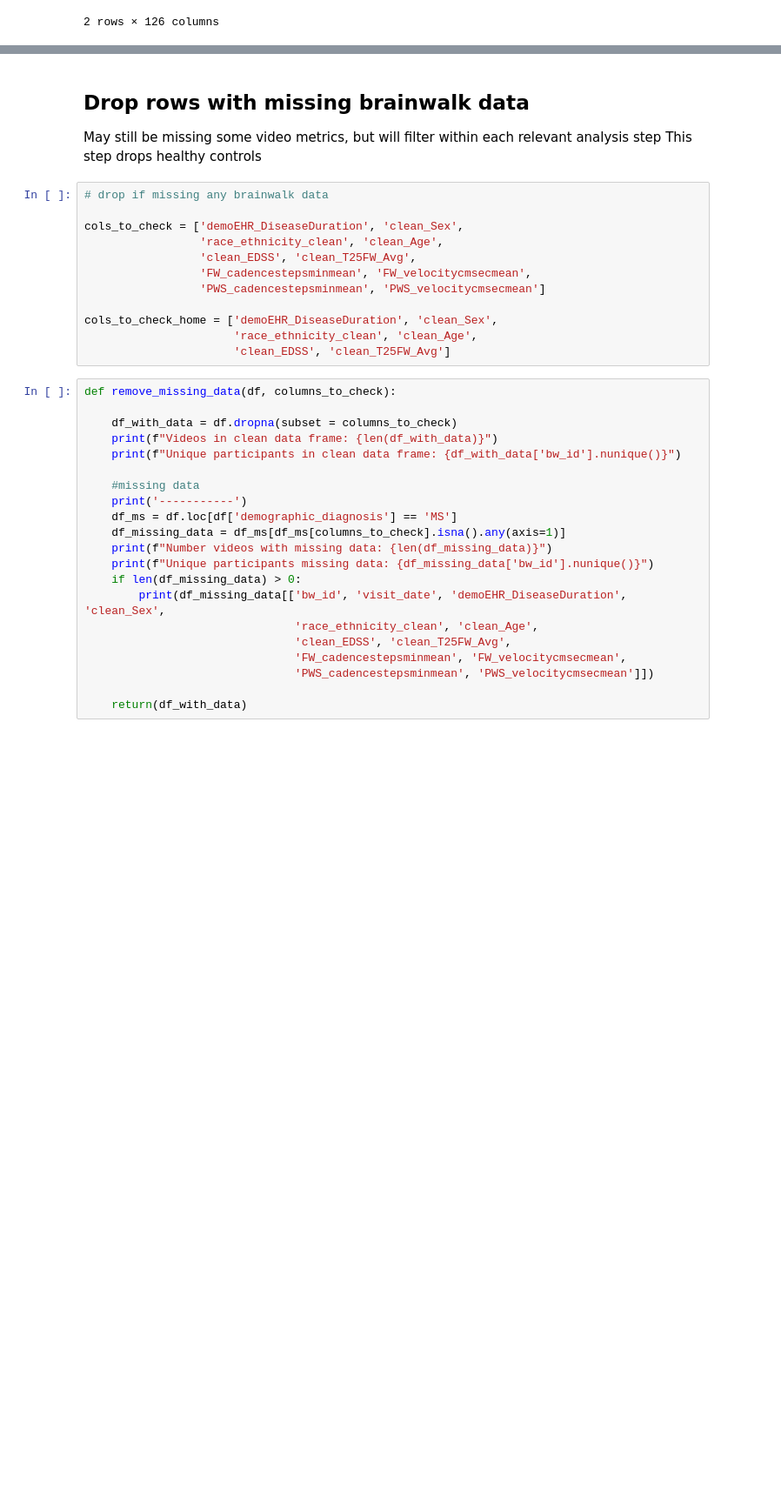
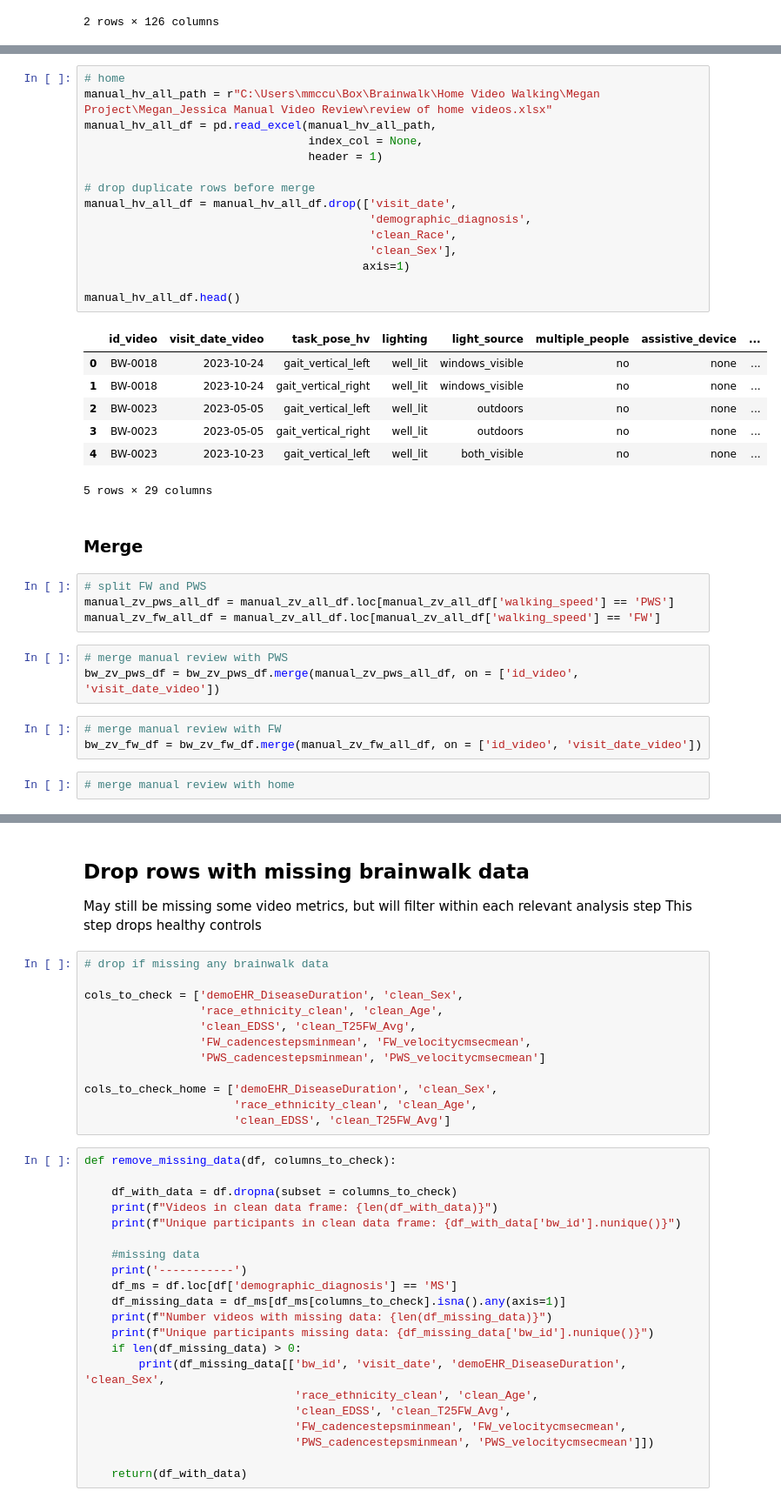
Before and after one commit to UCSF-MSLAB/HomeVideoAnalysis, a Jupyter notebook: megan_sandbox/gait_metric_analysis/000_merge_video_bw_and_clean.ipynb, the cells around one changed output, grey strips where cells are left out. Shown at 87% size. Drawn from its saved outputs; the diff is of its cells as text; blank space fills up the shorter version.

```diff
--- a/megan_sandbox/gait_metric_analysis/000_merge_video_bw_and_clean.ipynb
+++ b/megan_sandbox/gait_metric_analysis/000_merge_video_bw_and_clean.ipynb
@@ -593,0 +677,37 @@ bw_hv_pws_df.loc[bw_hv_pws_df['bw_id'] == 'BW-0232']
+# %%
+# home
+manual_hv_all_path = r"C:\Users\mmccu\Box\Brainwalk\Home Video Walking\Megan Project\Megan_Jessica Manual Video Review\review of home videos.xlsx"
+manual_hv_all_df = pd.read_excel(manual_hv_all_path,
+                                 index_col = None,
+                                 header = 1)
+
+# drop duplicate rows before merge
+manual_hv_all_df = manual_hv_all_df.drop(['visit_date',
+                                          'demographic_diagnosis',
+                                          'clean_Race',
+                                          'clean_Sex'],
+                                         axis=1)
+
+manual_hv_all_df.head()
+# %% [output]
+|  | id_video | visit_date_video | task_pose_hv | lighting | light_source | multiple_people | assistive_device | ... |
+| 0 | BW-0018 | 2023-10-24 | gait_vertical_left | well_lit | windows_visible | no | none | ... |
+| 1 | BW-0018 | 2023-10-24 | gait_vertical_right | well_lit | windows_visible | no | none | ... |
+| 2 | BW-0023 | 2023-05-05 | gait_vertical_left | well_lit | outdoors | no | none | ... |
+| 3 | BW-0023 | 2023-05-05 | gait_vertical_right | well_lit | outdoors | no | none | ... |
+| 4 | BW-0023 | 2023-10-23 | gait_vertical_left | well_lit | both_visible | no | none | ... |
+5 rows × 29 columns
+# %% [markdown]
+### Merge
+# %%
+# split FW and PWS
+manual_zv_pws_all_df = manual_zv_all_df.loc[manual_zv_all_df['walking_speed'] == 'PWS']
+manual_zv_fw_all_df = manual_zv_all_df.loc[manual_zv_all_df['walking_speed'] == 'FW']
+# %%
+# merge manual review with PWS
+bw_zv_pws_df = bw_zv_pws_df.merge(manual_zv_pws_all_df, on = ['id_video', 'visit_date_video'])
+# %%
+# merge manual review with FW
+bw_zv_fw_df = bw_zv_fw_df.merge(manual_zv_fw_all_df, on = ['id_video', 'visit_date_video'])
+# %%
+# merge manual review with home
```
Also changed, not shown: parts of 16 cells of this notebook, 1 other file.
